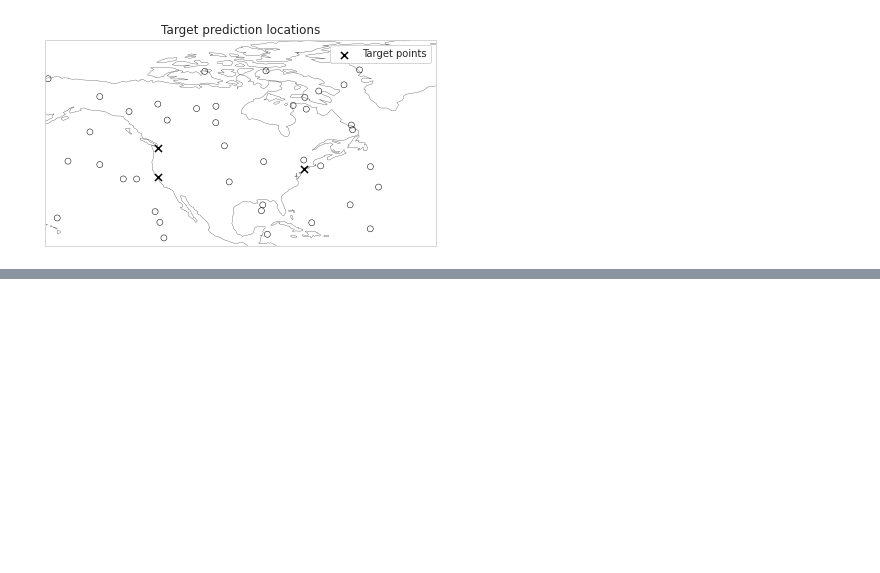
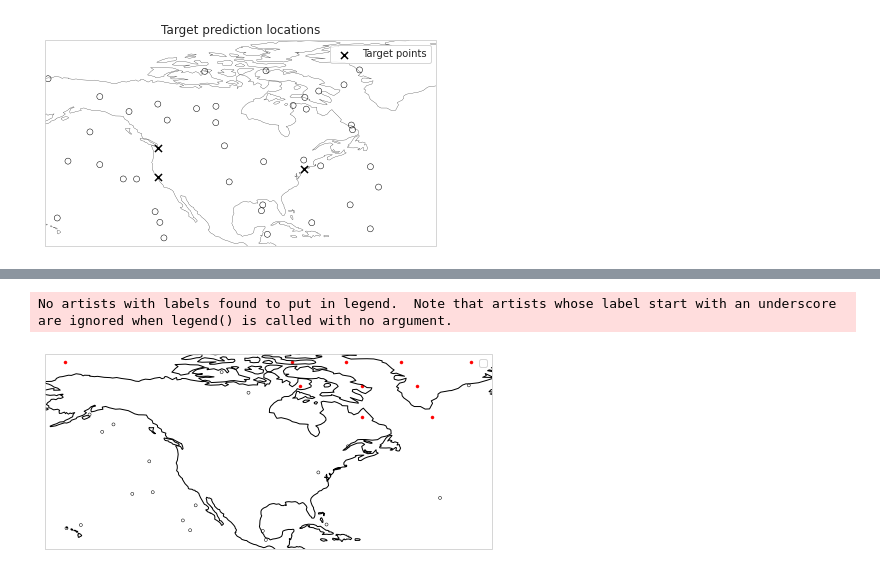
Before and after one commit to tom-andersson/deepsensor_gallery, a Jupyter notebook: demonstrators/quickstart.ipynb, the cells around one changed output, grey strips where cells are left out. Cells and saved outputs as stored; diff of their text form; code cells hidden in the pictures; blank space fills up the shorter version.

```diff
--- a/demonstrators/quickstart.ipynb
+++ b/demonstrators/quickstart.ipynb
@@ -203,0 +220,11 @@ time       lat     lon      loc
+# %%
+greedy_alg = GreedyAlgorithm(
+    model=model,
+    X_t=ds_raw,
+    X_s=ds_raw,
+    N_new_context=10,
+)
+
+test_task = task_loader("2014-12-31", 20)
+acquisition_fn = Stddev(model)
+X_new_df, acquisition_fn_ds = greedy_alg(acquisition_fn, test_task, "max")
@@ -203,0 +246,7 @@ time       lat     lon      loc
+# %%
+import warnings
+warnings.filterwarnings("ignore", category=DeprecationWarning)
+fig = deepsensor.plot.placements(test_task, X_new_df, data_processor, crs, figsize=8)
+# %% [output]
+No artists with labels found to put in legend.  Note that artists whose label start with an underscore are ignored when legend() is called with no argument.
+[figure, added]
```
Also changed, not shown: parts of 14 cells of this notebook.
